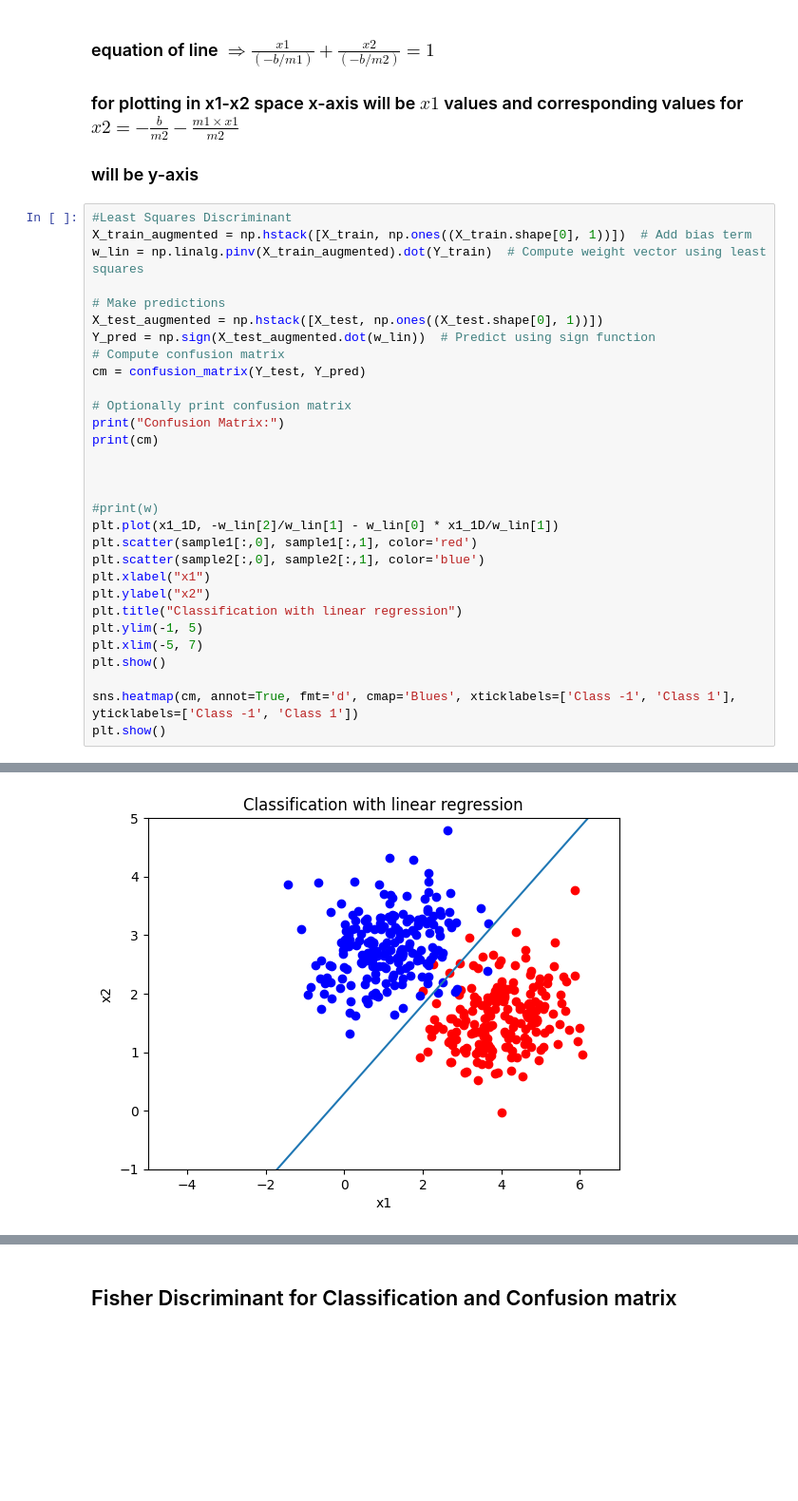
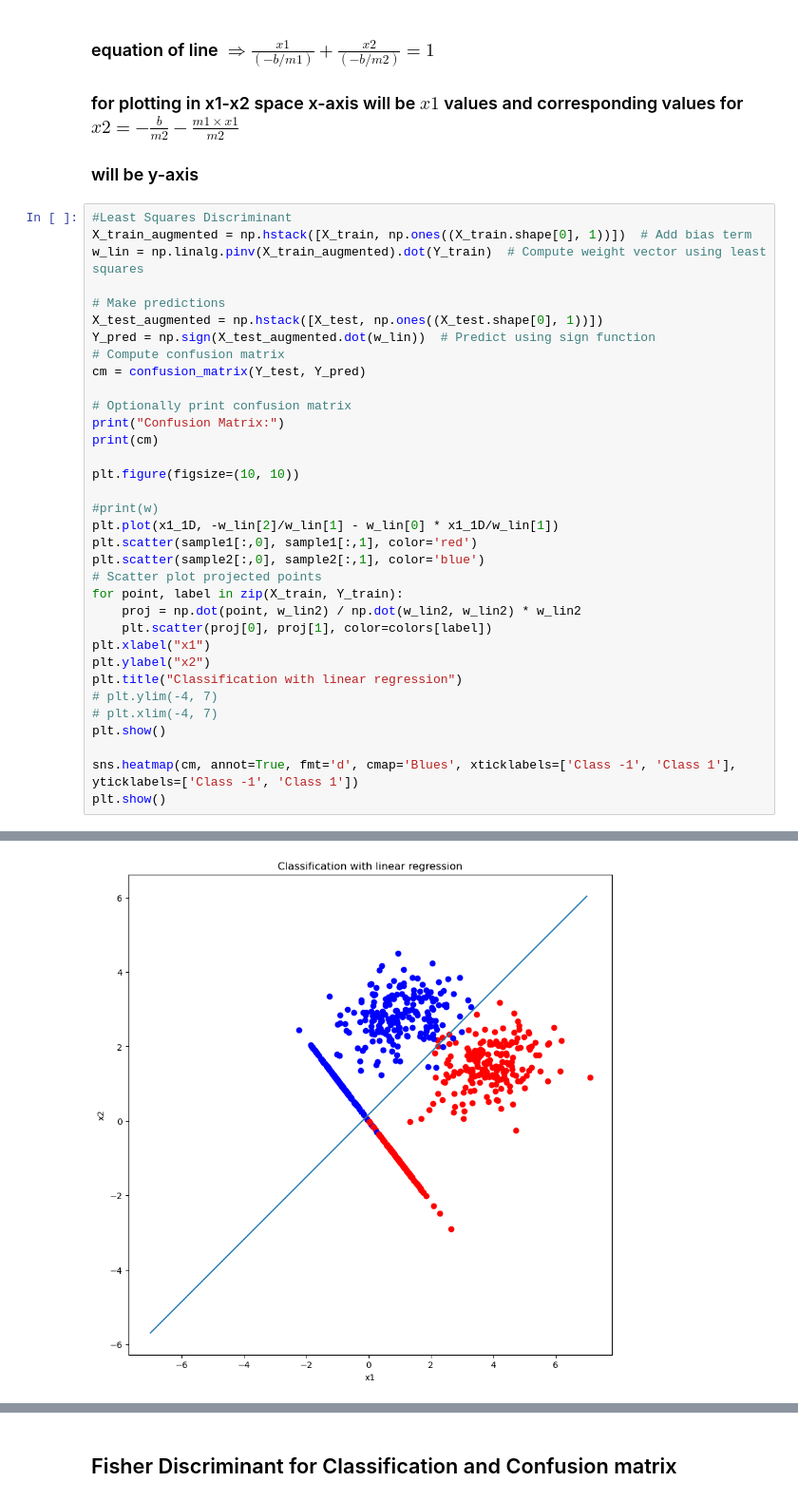
Before and after one commit to labani-01/PHY657, a Jupyter notebook: Module_4/ Module-4.ipynb, the cells around one changed output, grey strips where cells are left out. Shown at 95% size. Drawn from its saved outputs; the diff is of its cells as text; blank space fills up the shorter version.

Commit message:
final plots

```diff
--- a/Module_4/ Module-4.ipynb
+++ b/Module_4/ Module-4.ipynb
@@ -97,17 +96,21 @@ cm = confusion_matrix(Y_test, Y_pred)
 print("Confusion Matrix:")
 print(cm)
 
-
+plt.figure(figsize=(10, 10))
 
 #print(w)
 plt.plot(x1_1D, -w_lin[2]/w_lin[1] - w_lin[0] * x1_1D/w_lin[1])
 plt.scatter(sample1[:,0], sample1[:,1], color='red')
 plt.scatter(sample2[:,0], sample2[:,1], color='blue')
+# Scatter plot projected points
+for point, label in zip(X_train, Y_train):
+    proj = np.dot(point, w_lin2) / np.dot(w_lin2, w_lin2) * w_lin2
+    plt.scatter(proj[0], proj[1], color=colors[label])
 plt.xlabel("x1")
 plt.ylabel("x2")
 plt.title("Classification with linear regression")
-plt.ylim(-1, 5)
-plt.xlim(-5, 7)
+# plt.ylim(-4, 7)
+# plt.xlim(-4, 7)
 plt.show()
 
 sns.heatmap(cm, annot=True, fmt='d', cmap='Blues', xticklabels=['Class -1', 'Class 1'], yticklabels=['Class -1', 'Class 1'])
@@ -119 +122 @@ Confusion Matrix:
-[figure, old version]
+[figure, new version]
```
Also changed, not shown: parts of 16 cells of this notebook, 6 other files.
